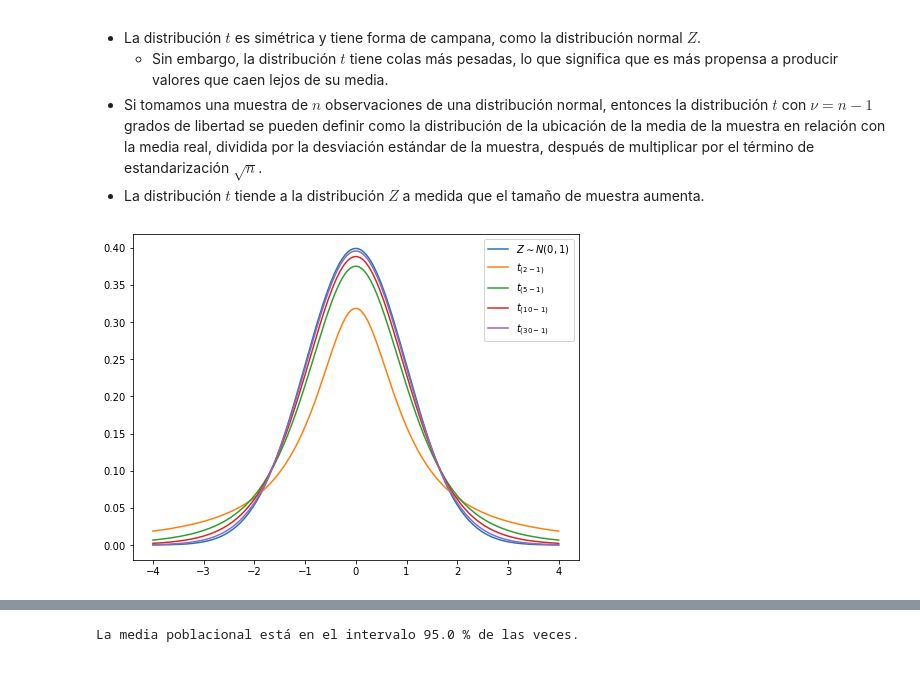
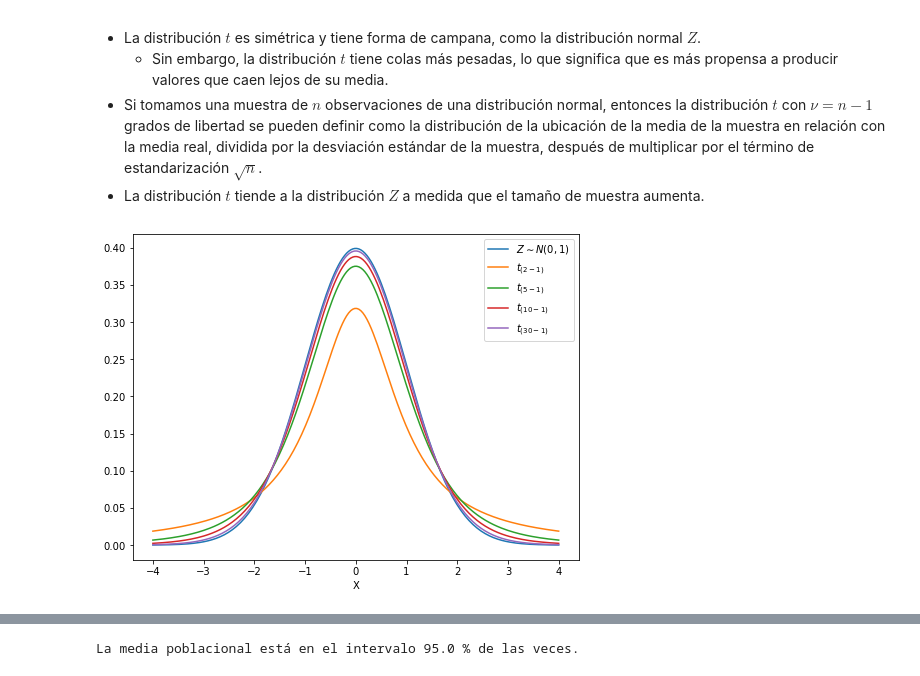
Before and after one commit to marsgr6/EN-online, a Jupyter notebook: statistical_inference.ipynb, the cells around one changed output, grey strips where cells are left out. Cells and saved outputs as stored; diff of their text form; code cells hidden in the pictures.

```diff
--- a/statistical_inference.ipynb
+++ b/statistical_inference.ipynb
@@ -847,19 +849,20 @@ ${\sqrt {n}}$.
 # %%
 plt.figure(figsize=(8,6))
 # Evaluamos para 4 desviaciones alrededor de la media
 x = np.linspace(-4, 4, 200)  # 200 valores para suavizar
 
 # Distribución normal estándar
 plt.plot(x, norm.pdf(x), label=r"$Z\sim N(0,1)$")
 
 # Vamos a graficar la distribución t(n-1) para diferentes tamaños de muestra n
 n = [2, 5, 10, 30]  # sample sizes
 for ni in n:
     # grados de libertad ni-1
     plt.plot(x, t.pdf(x, ni-1), label=r"$t_{("+ str(ni) + "-1)}$")
+plt.xlabel('X')
 legend = plt.legend()
 # %% [output]
-[figure, old version]
+[figure, new version]
 # %% [markdown]
 ### Simulación de intervalos de confianza
 
```
Also changed, not shown: parts of 21 cells of this notebook, 2 other files.
